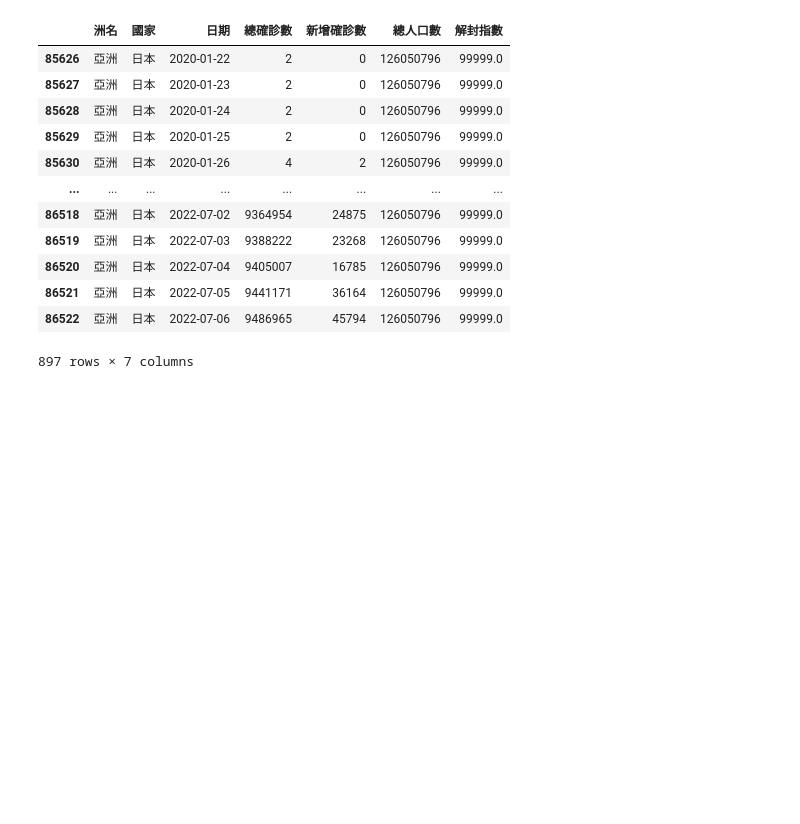
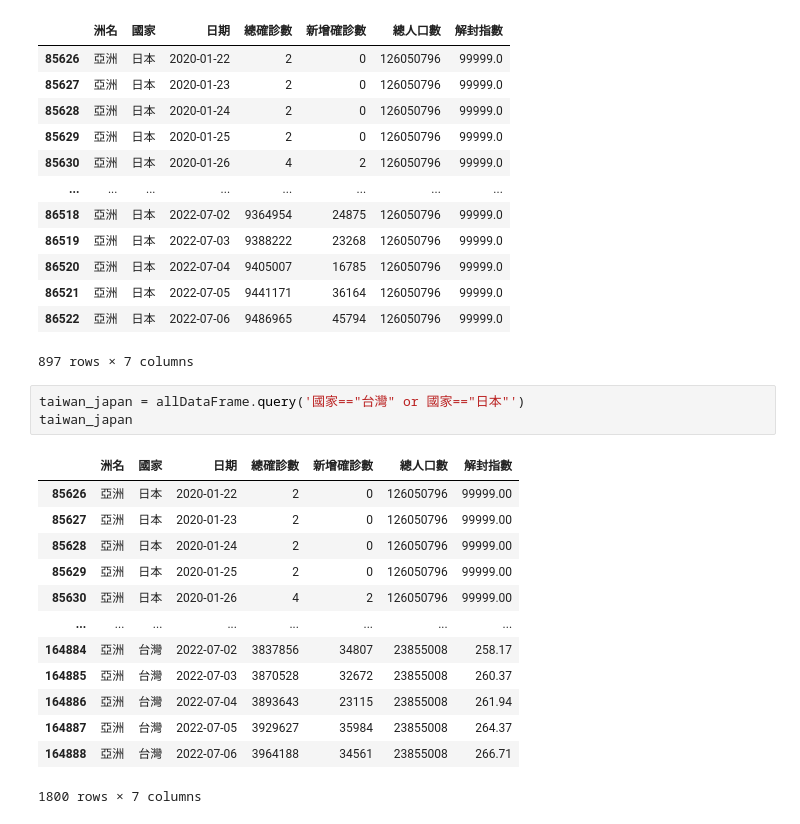
Before and after one commit to Han7502/2023_11_14_2_4, a Jupyter notebook: lesson18/lesson18_1.ipynb, the cells around one changed output. Drawn from its saved outputs; the diff is of its cells as text; blank space fills up the shorter version.

```diff
--- a/lesson18/lesson18_1.ipynb
+++ b/lesson18/lesson18_1.ipynb
@@ -134,3 +134,20 @@ display(allDataFrame.query('國家=="日本"'))
 | 86521 | 亞洲 | 日本 | 2022-07-05 | 9441171 | 36164 | 126050796 | 99999.0 |
 | 86522 | 亞洲 | 日本 | 2022-07-06 | 9486965 | 45794 | 126050796 | 99999.0 |
 897 rows × 7 columns
+# %%
+taiwan_japan = allDataFrame.query('國家=="台灣" or 國家=="日本"')
+taiwan_japan
+# %% [output]
+|  | 洲名 | 國家 | 日期 | 總確診數 | 新增確診數 | 總人口數 | 解封指數 |
+| 85626 | 亞洲 | 日本 | 2020-01-22 | 2 | 0 | 126050796 | 99999.00 |
+| 85627 | 亞洲 | 日本 | 2020-01-23 | 2 | 0 | 126050796 | 99999.00 |
+| 85628 | 亞洲 | 日本 | 2020-01-24 | 2 | 0 | 126050796 | 99999.00 |
+| 85629 | 亞洲 | 日本 | 2020-01-25 | 2 | 0 | 126050796 | 99999.00 |
+| 85630 | 亞洲 | 日本 | 2020-01-26 | 4 | 2 | 126050796 | 99999.00 |
+| ... | ... | ... | ... | ... | ... | ... | ... |
+| 164884 | 亞洲 | 台灣 | 2022-07-02 | 3837856 | 34807 | 23855008 | 258.17 |
+| 164885 | 亞洲 | 台灣 | 2022-07-03 | 3870528 | 32672 | 23855008 | 260.37 |
+| 164886 | 亞洲 | 台灣 | 2022-07-04 | 3893643 | 23115 | 23855008 | 261.94 |
+| 164887 | 亞洲 | 台灣 | 2022-07-05 | 3929627 | 35984 | 23855008 | 264.37 |
+| 164888 | 亞洲 | 台灣 | 2022-07-06 | 3964188 | 34561 | 23855008 | 266.71 |
+1800 rows × 7 columns
```
